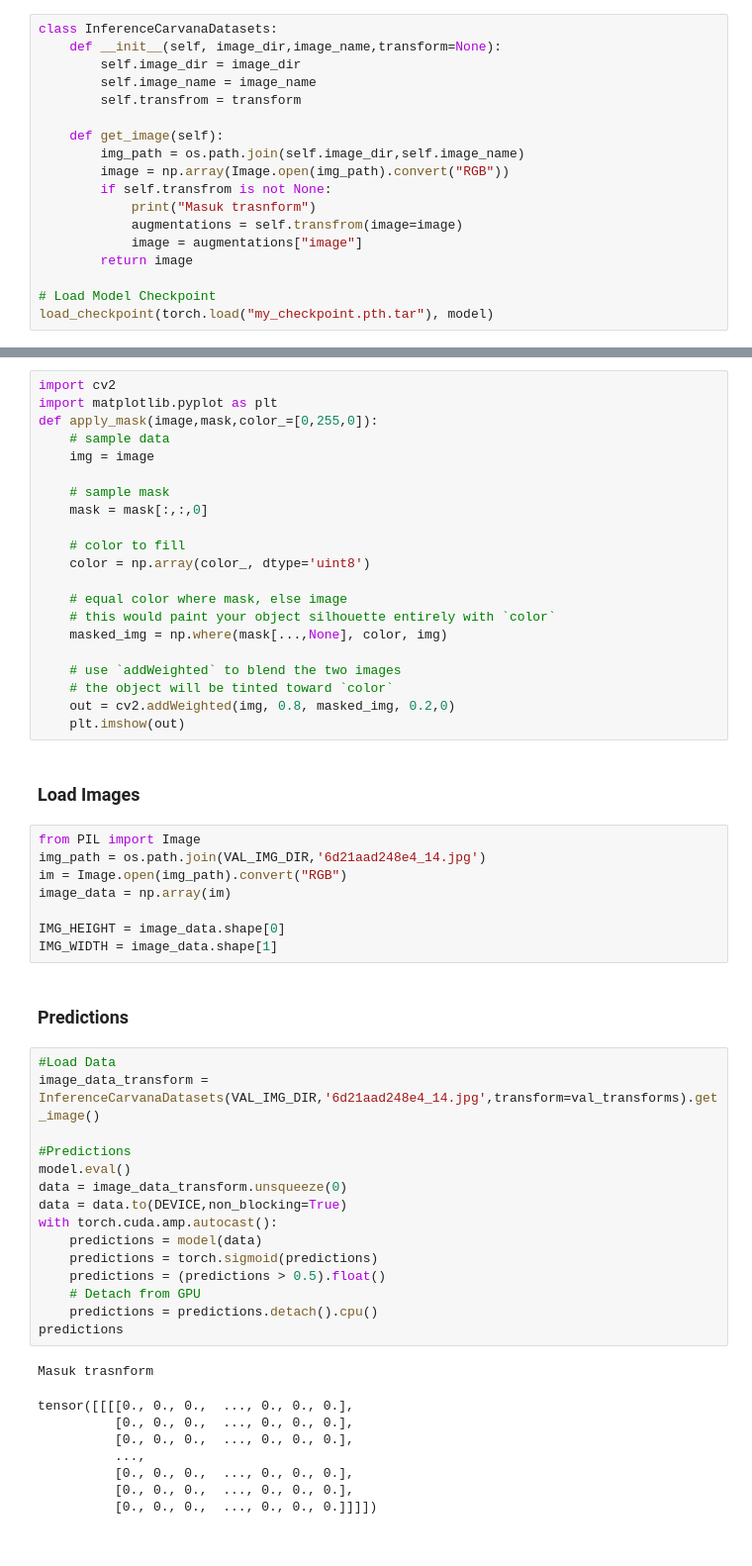
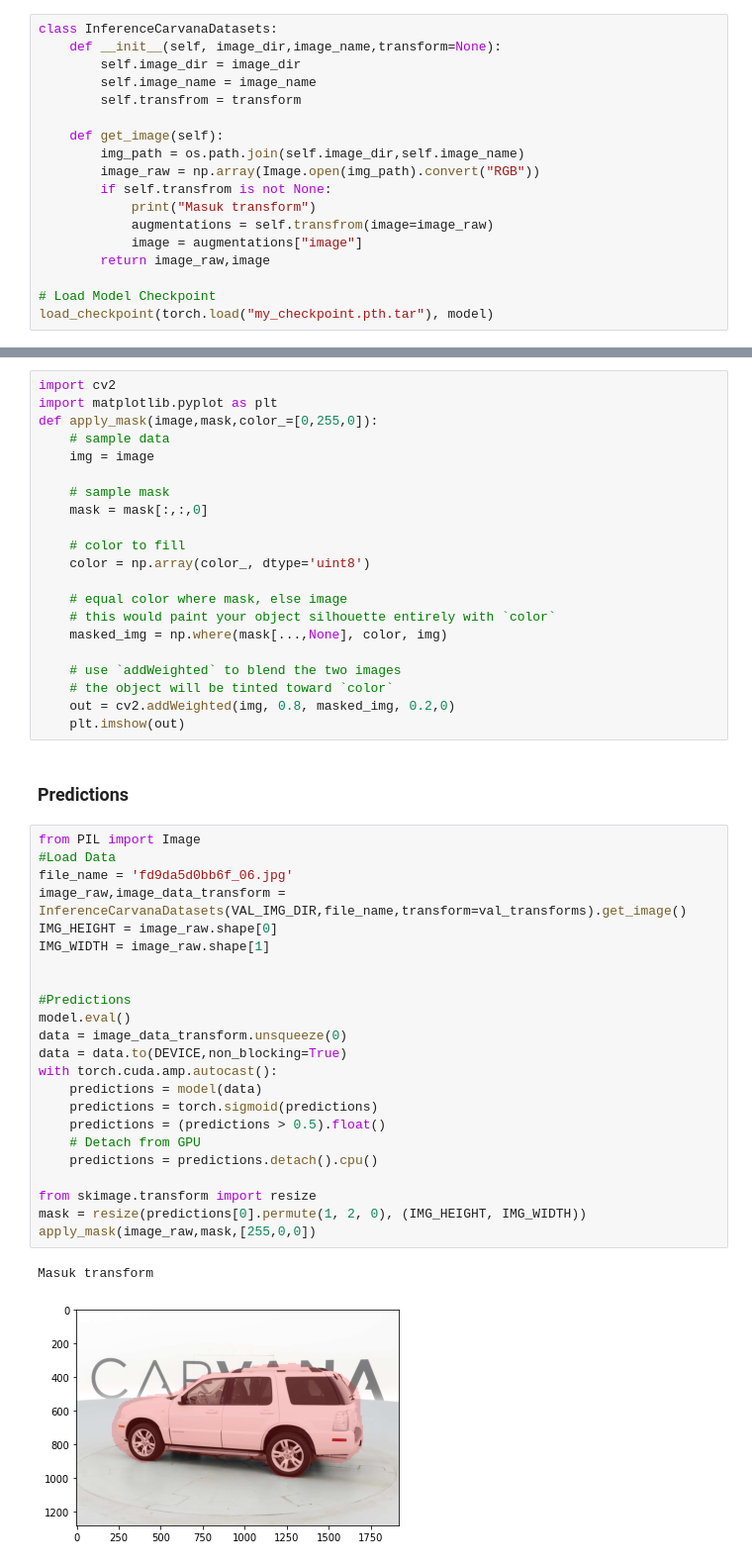
Before and after one commit to RenardiAdryan/UNET-ImageSegmentation, a Jupyter notebook: Unet.ipynb, the cells around one changed output, grey strips where cells are left out. Shown at 99% size. Cells and saved outputs as stored; diff of their text form.

```diff
--- a/Unet.ipynb
+++ b/Unet.ipynb
@@ -587,12 +587,12 @@ class InferenceCarvanaDatasets:
 
     def get_image(self):
         img_path = os.path.join(self.image_dir,self.image_name)
-        image = np.array(Image.open(img_path).convert("RGB"))
+        image_raw = np.array(Image.open(img_path).convert("RGB"))
         if self.transfrom is not None:
-            print("Masuk trasnform")
-            augmentations = self.transfrom(image=image)
+            print("Masuk transform")
+            augmentations = self.transfrom(image=image_raw)
             image = augmentations["image"]
-        return image
+        return image_raw,image
 
 # Load Model Checkpoint
 load_checkpoint(torch.load("my_checkpoint.pth.tar"), model)
@@ -621,39 +621,31 @@ def apply_mask(image,mask,color_=[0,255,0]):
     # the object will be tinted toward `color`
     out = cv2.addWeighted(img, 0.8, masked_img, 0.2,0)
     plt.imshow(out)
-# %% [markdown]
-### Load Images
-# %%
-from PIL import Image
-img_path = os.path.join(VAL_IMG_DIR,'6d21aad248e4_14.jpg')
-im = Image.open(img_path).convert("RGB")
-image_data = np.array(im)
-
-IMG_HEIGHT = image_data.shape[0]
-IMG_WIDTH = image_data.shape[1]
 # %% [markdown]
 ### Predictions
 # %%
+from PIL import Image
 #Load Data
-image_data_transform = InferenceCarvanaDatasets(VAL_IMG_DIR,'6d21aad248e4_14.jpg',transform=val_transforms).get_image()
+file_name = 'fd9da5d0bb6f_06.jpg'
+image_raw,image_data_transform = InferenceCarvanaDatasets(VAL_IMG_DIR,file_name,transform=val_transforms).get_image()
+IMG_HEIGHT = image_raw.shape[0]
+IMG_WIDTH = image_raw.shape[1]
+
 
 #Predictions
 model.eval()
 data = image_data_transform.unsqueeze(0)
 data = data.to(DEVICE,non_blocking=True)
 with torch.cuda.amp.autocast():
     predictions = model(data)
     predictions = torch.sigmoid(predictions)
     predictions = (predictions > 0.5).float()
     # Detach from GPU
     predictions = predictions.detach().cpu()
-predictions
+
+from skimage.transform import resize
+mask = resize(predictions[0].permute(1, 2, 0), (IMG_HEIGHT, IMG_WIDTH))
+apply_mask(image_raw,mask,[255,0,0])
 # %% [output]
-Masuk trasnform
+Masuk transform
-tensor([[[[0., 0., 0.,  ..., 0., 0., 0.],
-          [0., 0., 0.,  ..., 0., 0., 0.],
-          [0., 0., 0.,  ..., 0., 0., 0.],
-          ...,
-          [0., 0., 0.,  ..., 0., 0., 0.],
-          [0., 0., 0.,  ..., 0., 0., 0.],
-          [0., 0., 0.,  ..., 0., 0., 0.]]]])
+[figure, added]
```
Also changed, not shown: parts of 1 cell of this notebook.
